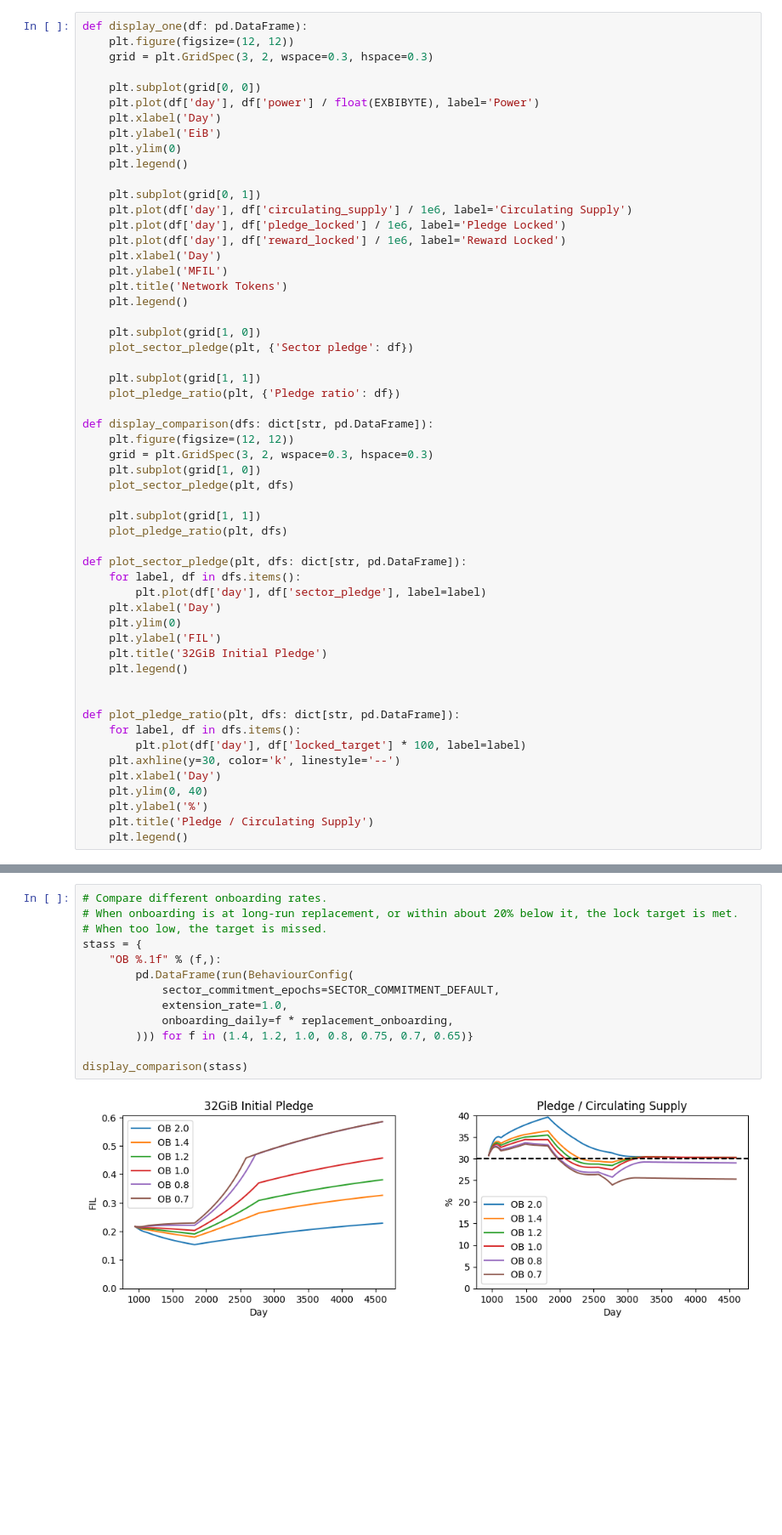
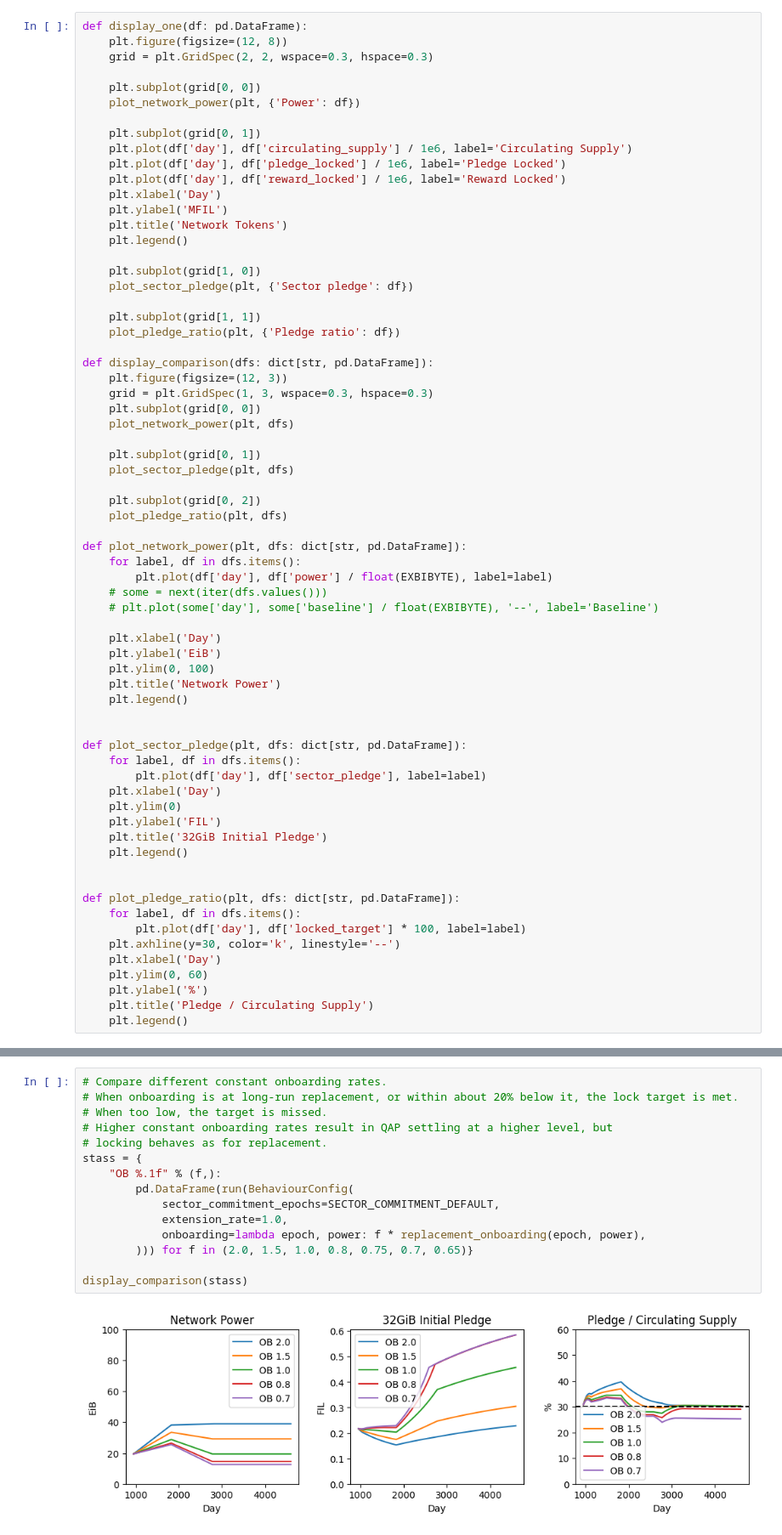
Before and after one commit to anorth/fll-pledge, a Jupyter notebook: notebooks/explore.ipynb, the cells around one changed output, grey strips where cells are left out. Shown: that part at 85% size. Saved outputs shown, nothing was run; the diff lists cells and outputs as text; blank space fills up the shorter version.

Commit message:
Model linear and proportional changing onboarding rates

```diff
--- a/notebooks/explore.ipynb
+++ b/notebooks/explore.ipynb
@@ -32,15 +32,11 @@ def run(b: BehaviourConfig):
     return stats
 # %%
 def display_one(df: pd.DataFrame):
-    plt.figure(figsize=(12, 12))
-    grid = plt.GridSpec(3, 2, wspace=0.3, hspace=0.3)
+    plt.figure(figsize=(12, 8))
+    grid = plt.GridSpec(2, 2, wspace=0.3, hspace=0.3)
 
     plt.subplot(grid[0, 0])
-    plt.plot(df['day'], df['power'] / float(EXBIBYTE), label='Power')
-    plt.xlabel('Day')
-    plt.ylabel('EiB')
-    plt.ylim(0)
-    plt.legend()
+    plot_network_power(plt, {'Power': df})
 
     plt.subplot(grid[0, 1])
     plt.plot(df['day'], df['circulating_supply'] / 1e6, label='Circulating Supply')
@@ -58,13 +54,29 @@ def display_one(df: pd.DataFrame):
     plot_pledge_ratio(plt, {'Pledge ratio': df})
 
 def display_comparison(dfs: dict[str, pd.DataFrame]):
-    plt.figure(figsize=(12, 12))
-    grid = plt.GridSpec(3, 2, wspace=0.3, hspace=0.3)
-    plt.subplot(grid[1, 0])
+    plt.figure(figsize=(12, 3))
+    grid = plt.GridSpec(1, 3, wspace=0.3, hspace=0.3)
+    plt.subplot(grid[0, 0])
+    plot_network_power(plt, dfs)
+
+    plt.subplot(grid[0, 1])
     plot_sector_pledge(plt, dfs)
 
-    plt.subplot(grid[1, 1])
+    plt.subplot(grid[0, 2])
     plot_pledge_ratio(plt, dfs)
+
+def plot_network_power(plt, dfs: dict[str, pd.DataFrame]):
+    for label, df in dfs.items():
+        plt.plot(df['day'], df['power'] / float(EXBIBYTE), label=label)
+    # some = next(iter(dfs.values()))
+    # plt.plot(some['day'], some['baseline'] / float(EXBIBYTE), '--', label='Baseline')
+
+    plt.xlabel('Day')
+    plt.ylabel('EiB')
+    plt.ylim(0, 100)
+    plt.title('Network Power')
+    plt.legend()
+
 
 def plot_sector_pledge(plt, dfs: dict[str, pd.DataFrame]):
     for label, df in dfs.items():
@@ -81,7 +93,7 @@ def plot_pledge_ratio(plt, dfs: dict[str, pd.DataFrame]):
         plt.plot(df['day'], df['locked_target'] * 100, label=label)
     plt.axhline(y=30, color='k', linestyle='--')
     plt.xlabel('Day')
-    plt.ylim(0, 40)
+    plt.ylim(0, 60)
     plt.ylabel('%')
     plt.title('Pledge / Circulating Supply')
     plt.legend()
@@ -100,17 +110,19 @@ No artists with labels found to put in legend.  Note that artists whose label st
 # %%
-# Compare different onboarding rates.
+# Compare different constant onboarding rates.
 # When onboarding is at long-run replacement, or within about 20% below it, the lock target is met.
 # When too low, the target is missed.
+# Higher constant onboarding rates result in QAP settling at a higher level, but
+# locking behaves as for replacement.
 stass = {
     "OB %.1f" % (f,):
         pd.DataFrame(run(BehaviourConfig(
             sector_commitment_epochs=SECTOR_COMMITMENT_DEFAULT,
             extension_rate=1.0,
-            onboarding_daily=f * replacement_onboarding,
-        ))) for f in (1.4, 1.2, 1.0, 0.8, 0.75, 0.7, 0.65)}
+            onboarding=lambda epoch, power: f * replacement_onboarding(epoch, power),
+        ))) for f in (2.0, 1.5, 1.0, 0.8, 0.75, 0.7, 0.65)}
 
 display_comparison(stass)
 # %% [output]
-[figure, old version]
+[figure, new version]
 # %%
 # Compare different extension rates.
```
Also changed, not shown: parts of 7 cells of this notebook, 2 other files.
